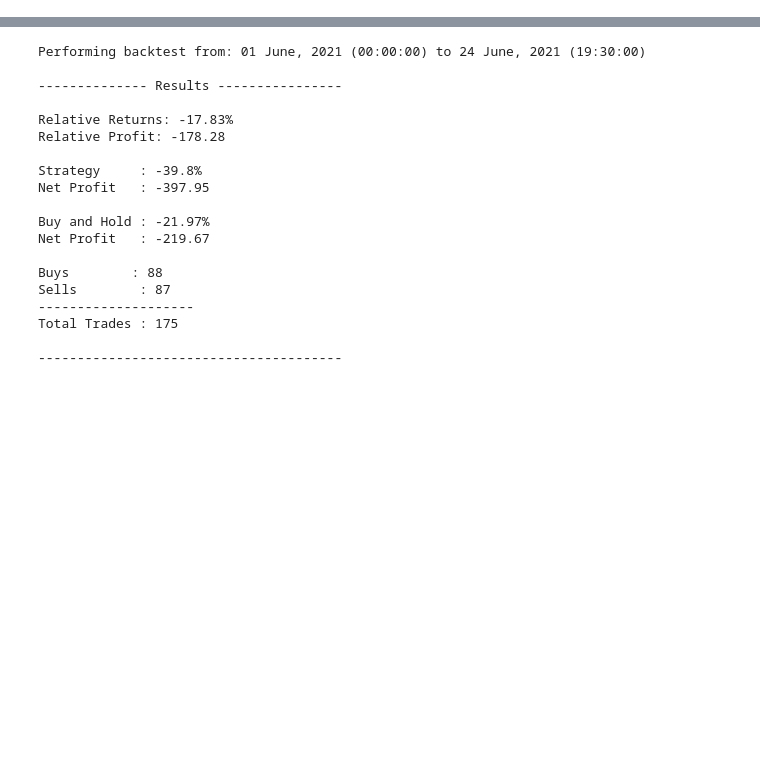
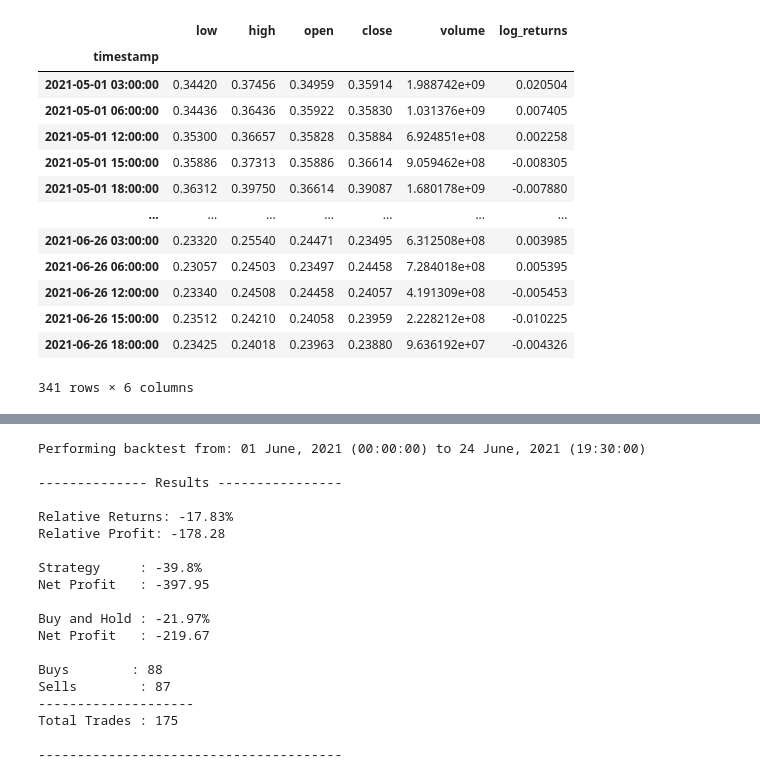
Before and after one commit to agrawal-rohit/futon, a Jupyter notebook: examples/demo.ipynb, the cells around one changed output, grey strips where cells are left out. Cells and saved outputs as stored; diff of their text form; code cells hidden in the pictures; blank space fills up the shorter version.

```diff
--- a/examples/demo.ipynb
+++ b/examples/demo.ipynb
@@ -21,4 +21,21 @@ api_key = '<API KEY>'
 secret_key = '<API SECRET>'
 
 binance = Binance(api_key, secret_key)
+# %%
+futon.data.helpers.resample_data(coin.data, '3-hour')
+# %% [output]
+|  | low | high | open | close | volume | log_returns |
+| timestamp |  |  |  |  |  |  |
+| 2021-05-01 03:00:00 | 0.34420 | 0.37456 | 0.34959 | 0.35914 | 1.988742e+09 | 0.020504 |
+| 2021-05-01 06:00:00 | 0.34436 | 0.36436 | 0.35922 | 0.35830 | 1.031376e+09 | 0.007405 |
+| 2021-05-01 12:00:00 | 0.35300 | 0.36657 | 0.35828 | 0.35884 | 6.924851e+08 | 0.002258 |
+| 2021-05-01 15:00:00 | 0.35886 | 0.37313 | 0.35886 | 0.36614 | 9.059462e+08 | -0.008305 |
+| 2021-05-01 18:00:00 | 0.36312 | 0.39750 | 0.36614 | 0.39087 | 1.680178e+09 | -0.007880 |
+| ... | ... | ... | ... | ... | ... | ... |
+| 2021-06-26 03:00:00 | 0.23320 | 0.25540 | 0.24471 | 0.23495 | 6.312508e+08 | 0.003985 |
+| 2021-06-26 06:00:00 | 0.23057 | 0.24503 | 0.23497 | 0.24458 | 7.284018e+08 | 0.005395 |
+| 2021-06-26 12:00:00 | 0.23340 | 0.24508 | 0.24458 | 0.24057 | 4.191309e+08 | -0.005453 |
+| 2021-06-26 15:00:00 | 0.23512 | 0.24210 | 0.24058 | 0.23959 | 2.228212e+08 | -0.010225 |
+| 2021-06-26 18:00:00 | 0.23425 | 0.24018 | 0.23963 | 0.23880 | 9.636192e+07 | -0.004326 |
+341 rows × 6 columns
 # %%
```
Also changed, not shown: parts of 2 cells of this notebook, 9 other files.
